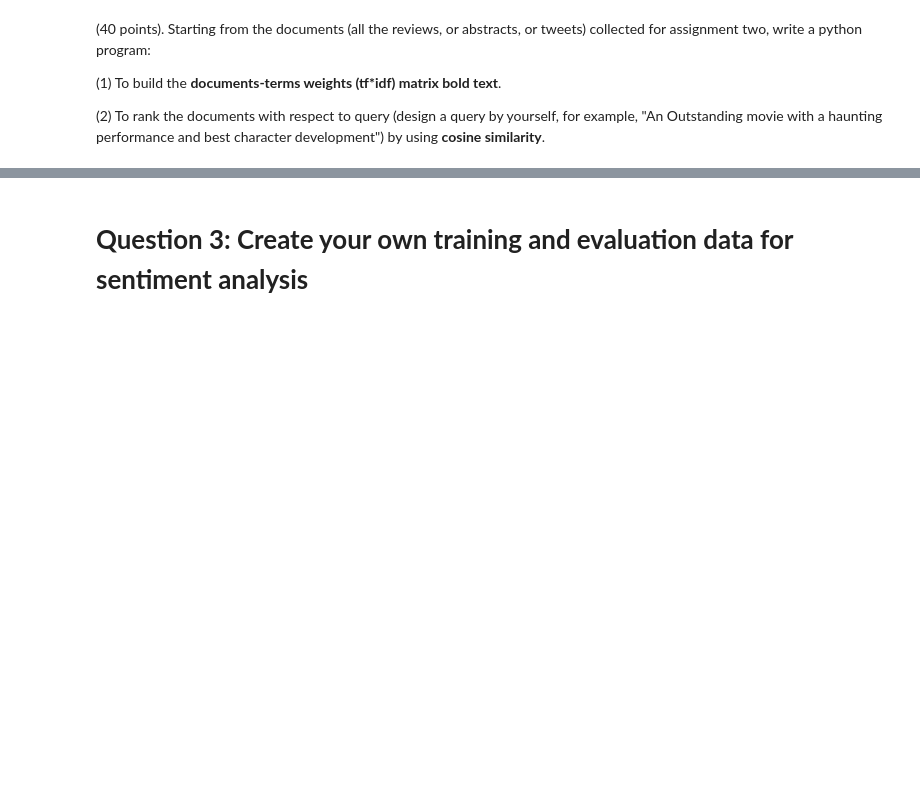
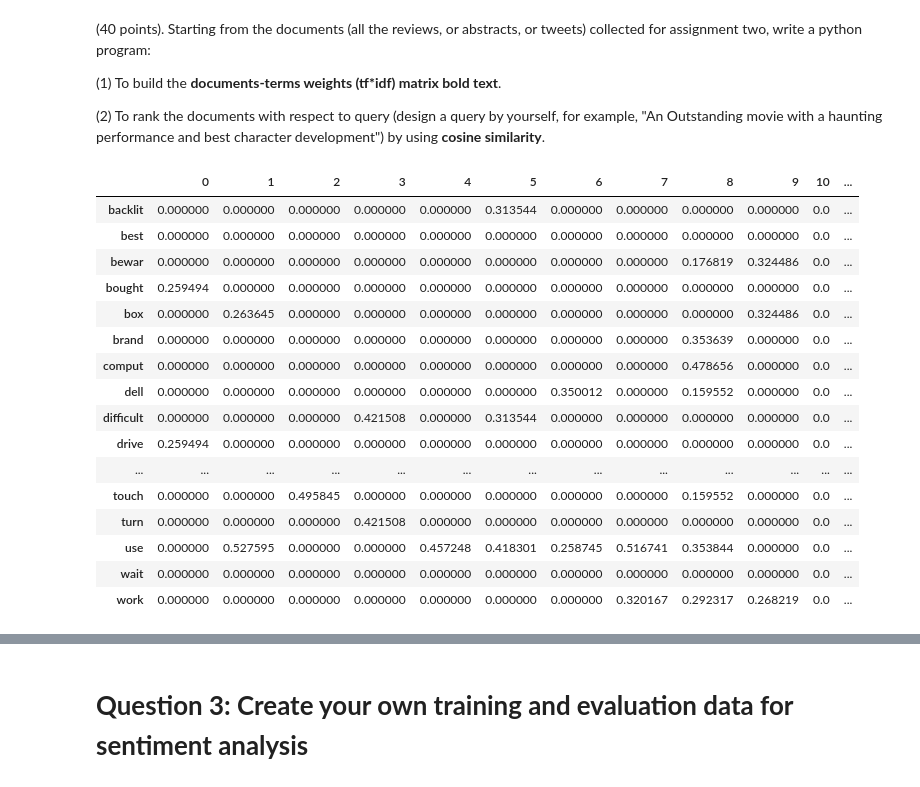
Before and after one commit to mayurijoshi106/mayuri_INFO5731_spring2020, a Jupyter notebook: INFO5731_Assignment_Three_MJ.ipynb, the cells around one changed output, grey strips where cells are left out. Cells and saved outputs as stored; diff of their text form; code cells hidden in the pictures; blank space fills up the shorter version.

```diff
--- a/INFO5731_Assignment_Three_MJ.ipynb
+++ b/INFO5731_Assignment_Three_MJ.ipynb
@@ -50,0 +17,28 @@ print(df.head(11))
+# %%
+import pandas as pd
+review_df = pd.read_csv('/content/amazonreviews.csv')
+
+#1.1 Count the frequency of all the N-grams (N=3).
+
+import nltk
+nltk.download('punkt')
+from textblob import TextBlob
+
+def get_ngram(num):
+  ngram_dict = {}
+
+  for review in review_df['CleanData']:
+    ngram_list = TextBlob(review).ngrams(num)
+    if(len(ngram_list) > 0):
+      for ngram in ngram_list:
+        ngram_key = tuple(ngram)
+        if ngram_key in ngram_dict:
+          ngram_dict[ngram_key] += 1
+        else:
+          ngram_dict[ngram_key] = 1
+  return(ngram_dict)
+
+ngram_num = 3
+trigram_dict = get_ngram(ngram_num)
+trigram_df = pd.DataFrame.from_dict(trigram_dict, orient='index', columns=['Tri-grams          ' + 'Frequency'])
+print(trigram_df)
@@ -79,0 +158,30 @@ print(df.head(11))
+# %%
+#2.1 documents-terms weights (tf*idf) matrix bold text.
+from sklearn.feature_extraction.text import TfidfVectorizer
+
+df2 = []
+for sent in review_df['CleanData']:
+  df2.append(sent)
+
+vectorizer = TfidfVectorizer(input=corpus, min_df=0.1, stop_words='english')
+response = vectorizer.fit_transform(df2)
+tf_idf_df=pd.DataFrame(response.T.todense(), vectorizer.get_feature_names())
+tf_idf_df
+# %% [output]
+|  | 0 | 1 | 2 | 3 | 4 | 5 | 6 | 7 | 8 | 9 | 10 | ... |
+| backlit | 0.000000 | 0.000000 | 0.000000 | 0.000000 | 0.000000 | 0.313544 | 0.000000 | 0.000000 | 0.000000 | 0.000000 | 0.0 | ... |
+| best | 0.000000 | 0.000000 | 0.000000 | 0.000000 | 0.000000 | 0.000000 | 0.000000 | 0.000000 | 0.000000 | 0.000000 | 0.0 | ... |
+| bewar | 0.000000 | 0.000000 | 0.000000 | 0.000000 | 0.000000 | 0.000000 | 0.000000 | 0.000000 | 0.176819 | 0.324486 | 0.0 | ... |
+| bought | 0.259494 | 0.000000 | 0.000000 | 0.000000 | 0.000000 | 0.000000 | 0.000000 | 0.000000 | 0.000000 | 0.000000 | 0.0 | ... |
+| box | 0.000000 | 0.263645 | 0.000000 | 0.000000 | 0.000000 | 0.000000 | 0.000000 | 0.000000 | 0.000000 | 0.324486 | 0.0 | ... |
+| brand | 0.000000 | 0.000000 | 0.000000 | 0.000000 | 0.000000 | 0.000000 | 0.000000 | 0.000000 | 0.353639 | 0.000000 | 0.0 | ... |
+| comput | 0.000000 | 0.000000 | 0.000000 | 0.000000 | 0.000000 | 0.000000 | 0.000000 | 0.000000 | 0.478656 | 0.000000 | 0.0 | ... |
+| dell | 0.000000 | 0.000000 | 0.000000 | 0.000000 | 0.000000 | 0.000000 | 0.350012 | 0.000000 | 0.159552 | 0.000000 | 0.0 | ... |
+| difficult | 0.000000 | 0.000000 | 0.000000 | 0.421508 | 0.000000 | 0.313544 | 0.000000 | 0.000000 | 0.000000 | 0.000000 | 0.0 | ... |
+| drive | 0.259494 | 0.000000 | 0.000000 | 0.000000 | 0.000000 | 0.000000 | 0.000000 | 0.000000 | 0.000000 | 0.000000 | 0.0 | ... |
+| ... | ... | ... | ... | ... | ... | ... | ... | ... | ... | ... | ... | ... |
+| touch | 0.000000 | 0.000000 | 0.495845 | 0.000000 | 0.000000 | 0.000000 | 0.000000 | 0.000000 | 0.159552 | 0.000000 | 0.0 | ... |
+| turn | 0.000000 | 0.000000 | 0.000000 | 0.421508 | 0.000000 | 0.000000 | 0.000000 | 0.000000 | 0.000000 | 0.000000 | 0.0 | ... |
+| use | 0.000000 | 0.527595 | 0.000000 | 0.000000 | 0.457248 | 0.418301 | 0.258745 | 0.516741 | 0.353844 | 0.000000 | 0.0 | ... |
+| wait | 0.000000 | 0.000000 | 0.000000 | 0.000000 | 0.000000 | 0.000000 | 0.000000 | 0.000000 | 0.000000 | 0.000000 | 0.0 | ... |
+| work | 0.000000 | 0.000000 | 0.000000 | 0.000000 | 0.000000 | 0.000000 | 0.000000 | 0.320167 | 0.292317 | 0.268219 | 0.0 | ... |
```
Also changed, not shown: parts of 10 cells of this notebook.
